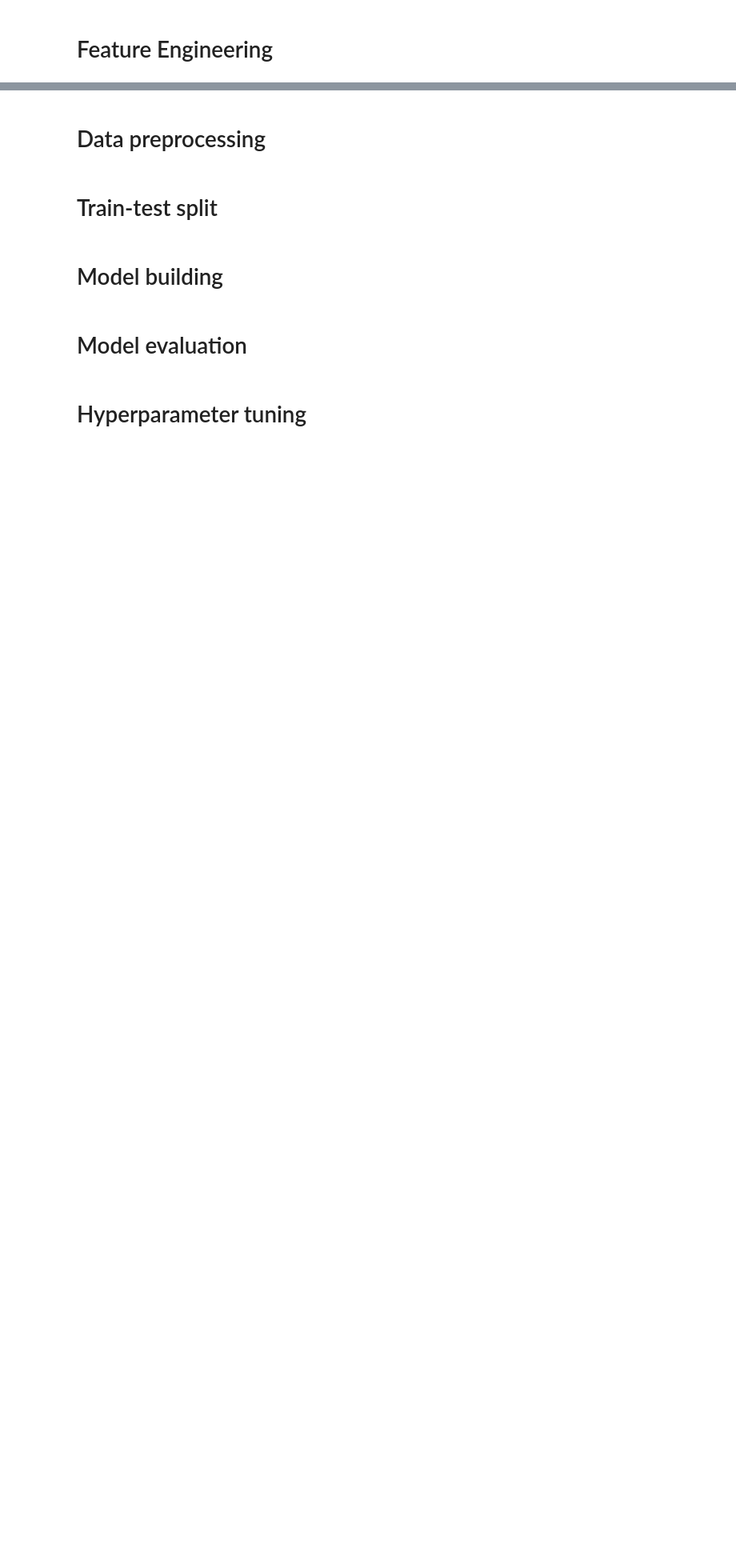
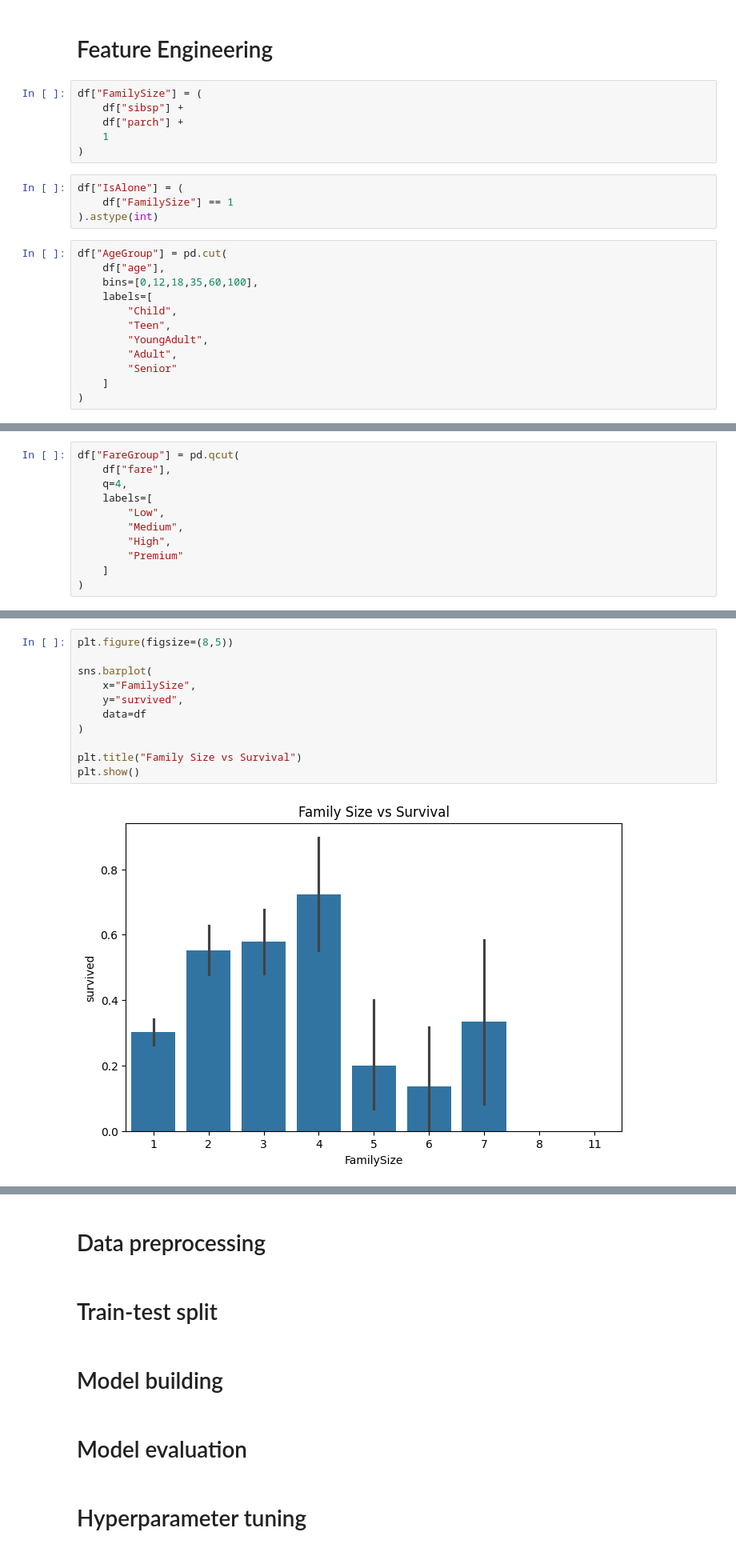
Before and after one commit to shubhamsinha21/Titanic-Survival-Prediction-System, a Jupyter notebook: titanic_survival_prediction.ipynb, the cells around one changed output, grey strips where cells are left out. Shown at 80% size. Saved outputs shown, nothing was run; the diff lists cells and outputs as text; blank space fills up the shorter version.

Commit message:
Performed new steps - data cleaning of existing features - feature engineering and plotting - again performed EDA on newly created features

```diff
--- a/titanic_survival_prediction.ipynb
+++ b/titanic_survival_prediction.ipynb
@@ -406,2 +453,24 @@ plt.show()
 # %% [markdown]
 # Feature Engineering
+# %%
+df["FamilySize"] = (
+    df["sibsp"] +
+    df["parch"] +
+    1
+)
+# %%
+df["IsAlone"] = (
+    df["FamilySize"] == 1
+).astype(int)
+# %%
+df["AgeGroup"] = pd.cut(
+    df["age"],
+    bins=[0,12,18,35,60,100],
+    labels=[
+        "Child",
+        "Teen",
+        "YoungAdult",
+        "Adult",
+        "Senior"
+    ]
+)
@@ -407,0 +487,11 @@ plt.show()
+# %%
+df["FareGroup"] = pd.qcut(
+    df["fare"],
+    q=4,
+    labels=[
+        "Low",
+        "Medium",
+        "High",
+        "Premium"
+    ]
+)
@@ -407,0 +520,13 @@ plt.show()
+# %%
+plt.figure(figsize=(8,5))
+
+sns.barplot(
+    x="FamilySize",
+    y="survived",
+    data=df
+)
+
+plt.title("Family Size vs Survival")
+plt.show()
+# %% [output]
+[figure, added]
```
Also changed, not shown: parts of 18 cells of this notebook.
